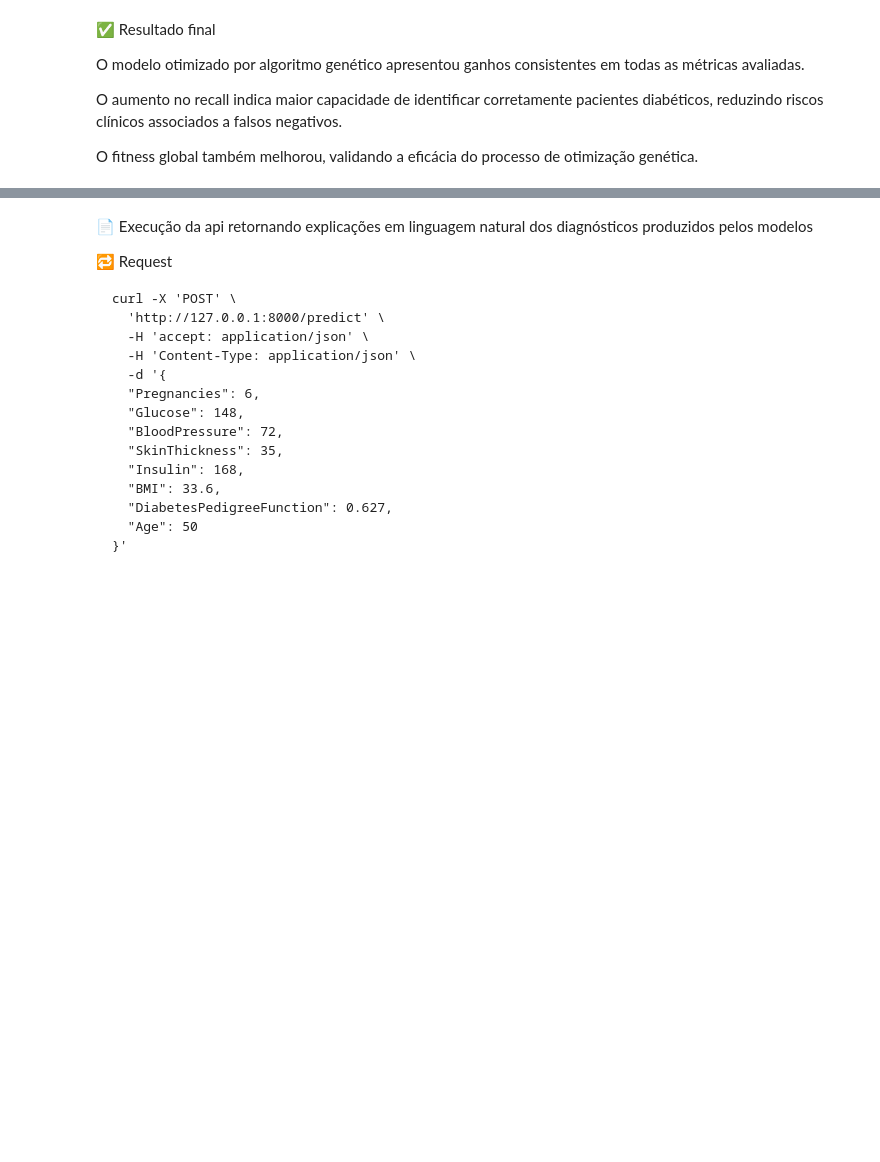
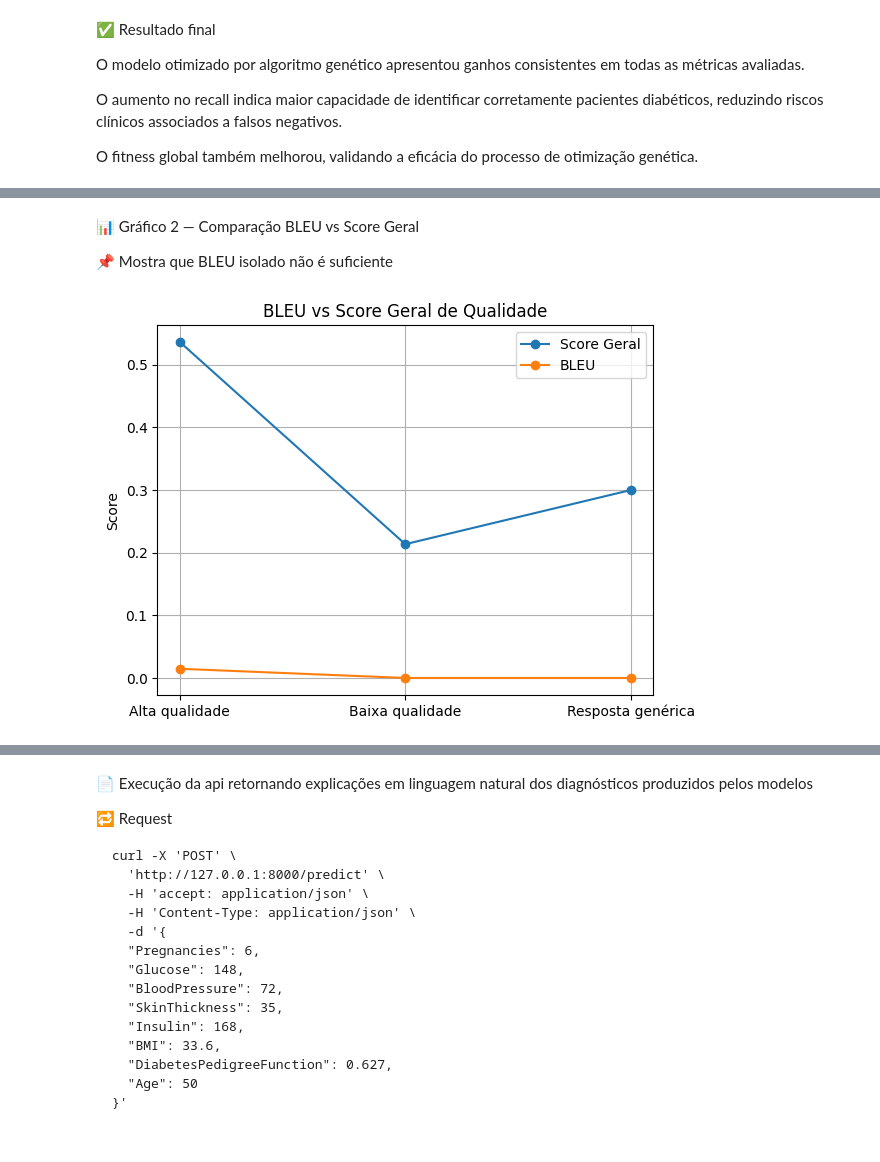
Before and after one commit to fernando-squads/fiap-tech-challenge-phase-2, a Jupyter notebook: notebooks/fiap_tech_challenge_phase_2.ipynb, the cells around one changed output, grey strips where cells are left out. Cells and saved outputs as stored; diff of their text form; code cells hidden in the pictures; blank space fills up the shorter version.

```diff
--- a/notebooks/fiap_tech_challenge_phase_2.ipynb
+++ b/notebooks/fiap_tech_challenge_phase_2.ipynb
@@ -589,0 +675,27 @@ O fitness global também melhorou, validando a eficácia do processo de otimiza
+# %% [markdown]
+📊 Gráfico 2 — Comparação BLEU vs Score Geral
+
+📌 Mostra que BLEU isolado não é suficiente
+# %%
+plt.figure()
+plt.plot(
+    llm_evaluation_data["tests"],
+    llm_evaluation_data["quality_score"],
+    marker="o",
+    label="Score Geral"
+)
+
+plt.plot(
+    llm_evaluation_data["tests"],
+    llm_evaluation_data["bleu"],
+    marker="o",
+    label="BLEU"
+)
+
+plt.ylabel("Score")
+plt.title("BLEU vs Score Geral de Qualidade")
+plt.legend()
+plt.grid(True)
+plt.show()
+# %% [output]
+[figure, added]
```
Also changed, not shown: parts of 13 cells of this notebook, 9 other files.
